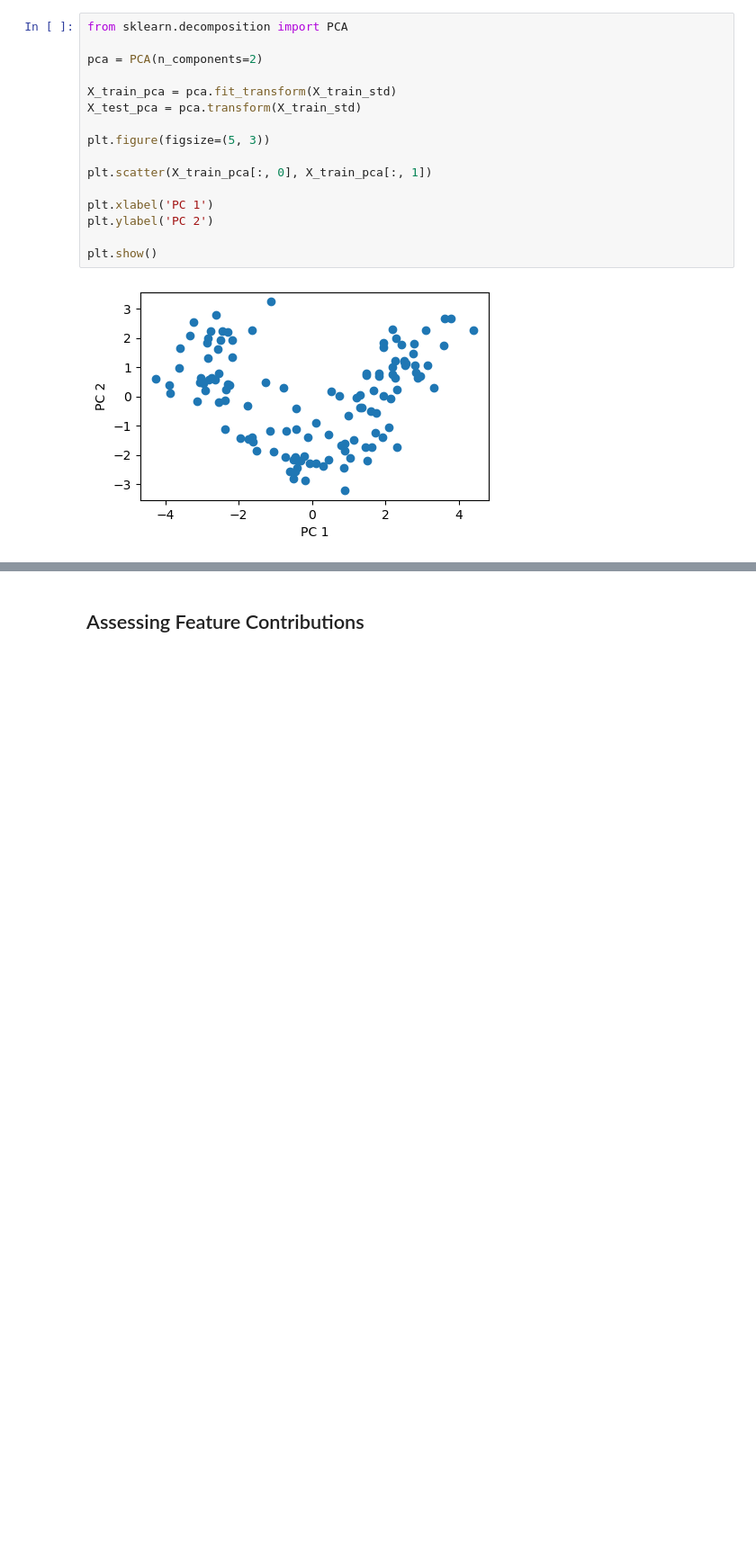
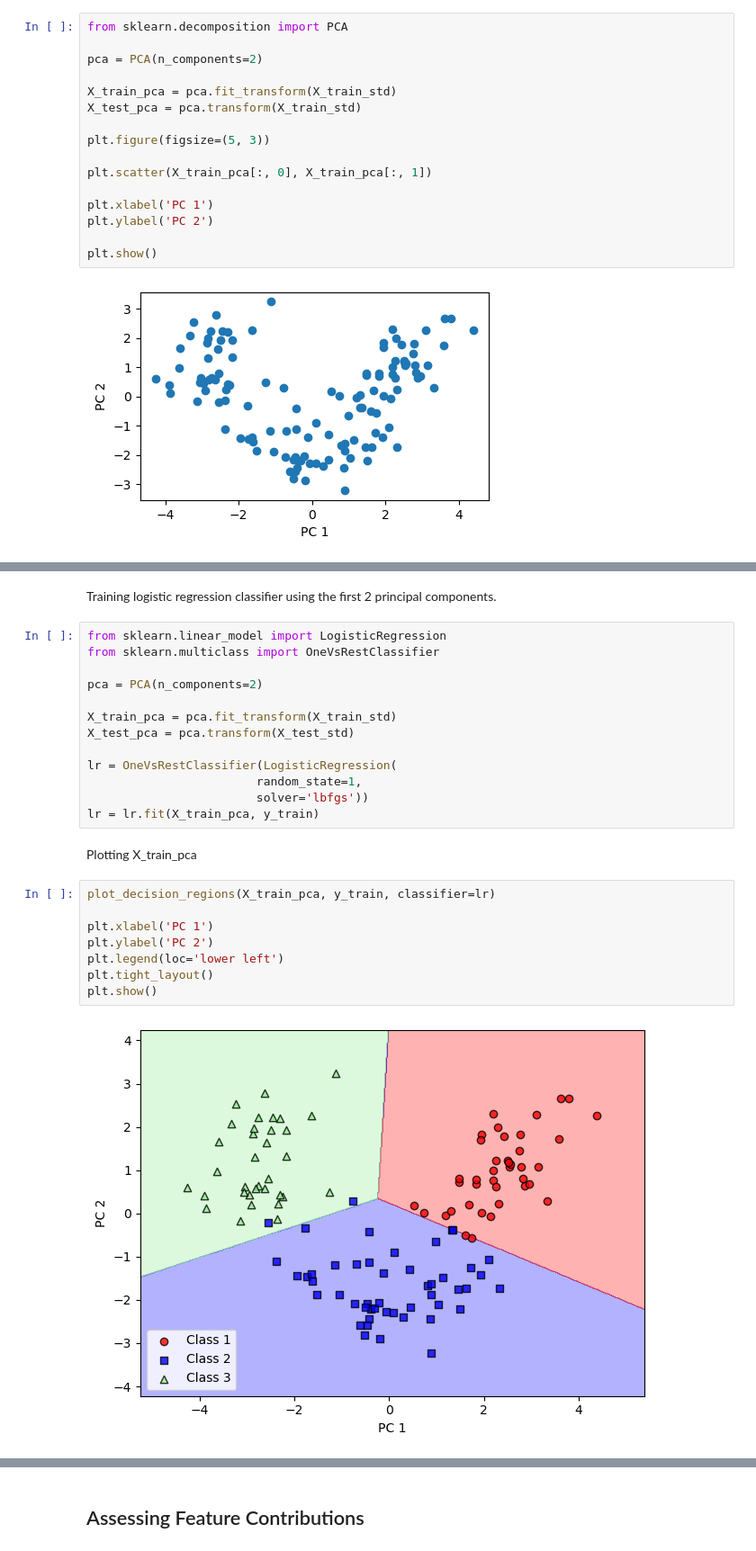
Before and after one commit to Alex-Idachaba/Machine-Learning-Algorithms, a Jupyter notebook: Dimensionality_Reduction.ipynb, the cells around one changed output, grey strips where cells are left out. Shown: that part at 90% size. Saved outputs shown, nothing was run; the diff lists cells and outputs as text; blank space fills up the shorter version.

```diff
--- a/Dimensionality_Reduction.ipynb
+++ b/Dimensionality_Reduction.ipynb
@@ -291,0 +326,27 @@ plt.show()
+# %% [markdown]
+Training logistic regression classifier using the first 2 principal components.
+# %%
+from sklearn.linear_model import LogisticRegression
+from sklearn.multiclass import OneVsRestClassifier
+
+pca = PCA(n_components=2)
+
+X_train_pca = pca.fit_transform(X_train_std)
+X_test_pca = pca.transform(X_test_std)
+
+lr = OneVsRestClassifier(LogisticRegression(
+                        random_state=1,
+                        solver='lbfgs'))
+lr = lr.fit(X_train_pca, y_train)
+# %% [markdown]
+Plotting X_train_pca
+# %%
+plot_decision_regions(X_train_pca, y_train, classifier=lr)
+
+plt.xlabel('PC 1')
+plt.ylabel('PC 2')
+plt.legend(loc='lower left')
+plt.tight_layout()
+plt.show()
+# %% [output]
+[figure, added]
```
Also changed, not shown: parts of 9 cells of this notebook.
